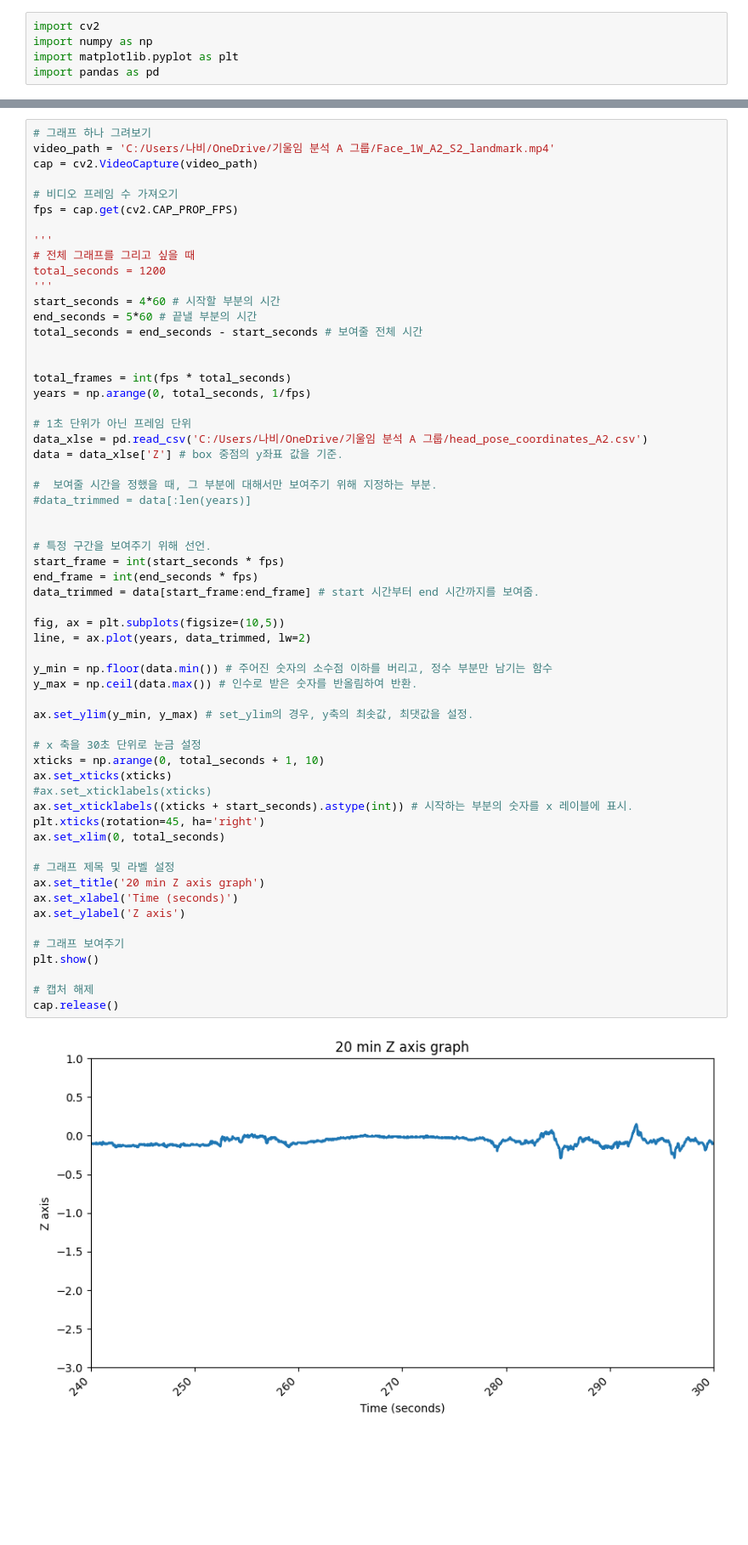
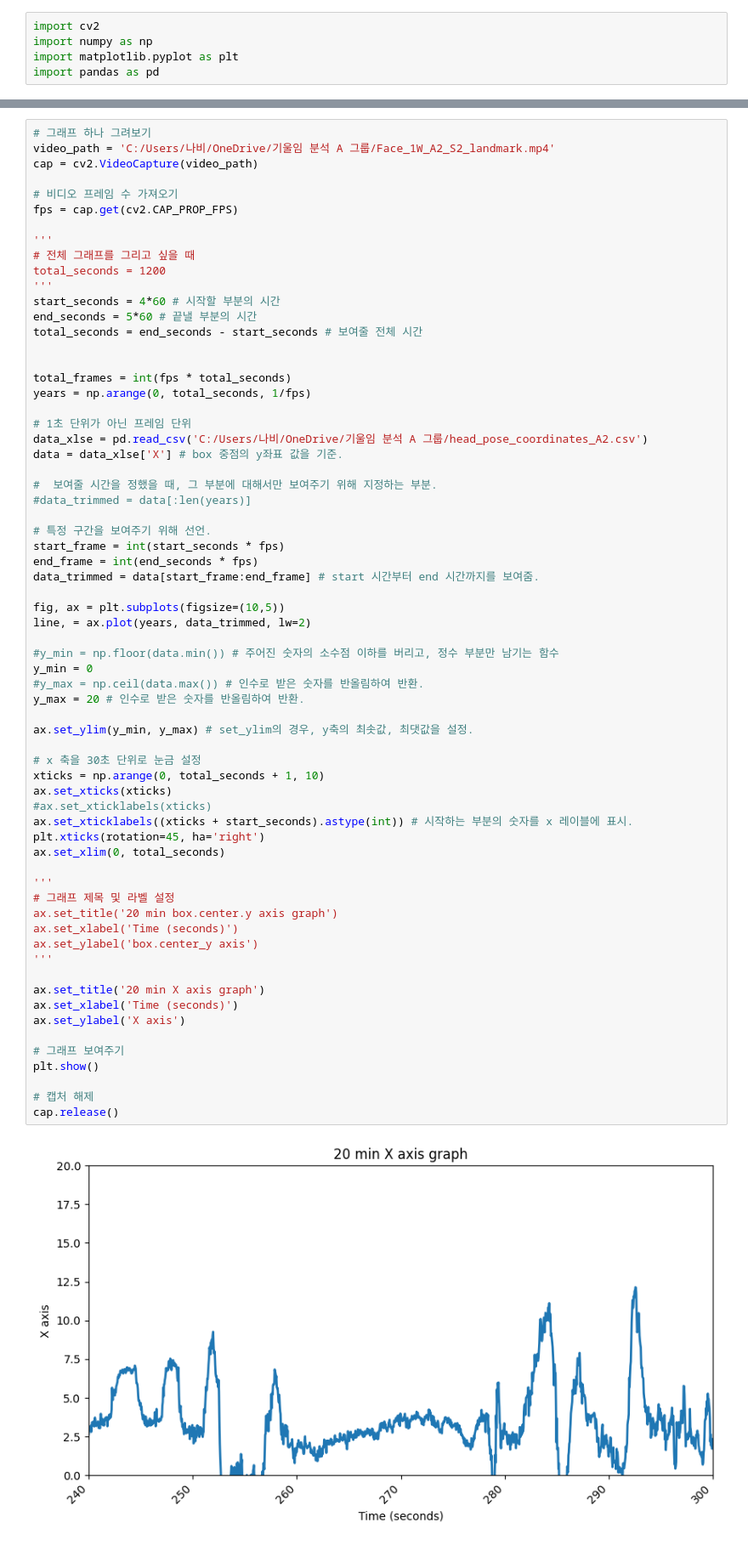
Before and after one commit to JunHyeong13/HCI_LAB_J, a Jupyter notebook: MultiModal_Analysis/Draw_graph.ipynb, the cells around one changed output, grey strips where cells are left out. Shown at 85% size. Cells and saved outputs as stored; diff of their text form; blank space fills up the shorter version.

```diff
--- a/MultiModal_Analysis/Draw_graph.ipynb
+++ b/MultiModal_Analysis/Draw_graph.ipynb
@@ -1212,42 +1213,49 @@ years = np.arange(0, total_seconds, 1/fps)
 
 # 1초 단위가 아닌 프레임 단위
 data_xlse = pd.read_csv('C:/Users/나비/OneDrive/기울임 분석 A 그룹/head_pose_coordinates_A2.csv')
-data = data_xlse['Z'] # box 중점의 y좌표 값을 기준.
+data = data_xlse['X'] # box 중점의 y좌표 값을 기준.
 
 #  보여줄 시간을 정했을 때, 그 부분에 대해서만 보여주기 위해 지정하는 부분.
 #data_trimmed = data[:len(years)]
-
 
 # 특정 구간을 보여주기 위해 선언.
 start_frame = int(start_seconds * fps)
 end_frame = int(end_seconds * fps)
 data_trimmed = data[start_frame:end_frame] # start 시간부터 end 시간까지를 보여줌.
 
 fig, ax = plt.subplots(figsize=(10,5))
 line, = ax.plot(years, data_trimmed, lw=2)
 
-y_min = np.floor(data.min()) # 주어진 숫자의 소수점 이하를 버리고, 정수 부분만 남기는 함수
-y_max = np.ceil(data.max()) # 인수로 받은 숫자를 반올림하여 반환.
+#y_min = np.floor(data.min()) # 주어진 숫자의 소수점 이하를 버리고, 정수 부분만 남기는 함수
+y_min = 0
+#y_max = np.ceil(data.max()) # 인수로 받은 숫자를 반올림하여 반환.
+y_max = 20 # 인수로 받은 숫자를 반올림하여 반환.
 
 ax.set_ylim(y_min, y_max) # set_ylim의 경우, y축의 최솟값, 최댓값을 설정.
 
 # x 축을 30초 단위로 눈금 설정
 xticks = np.arange(0, total_seconds + 1, 10)
 ax.set_xticks(xticks)
 #ax.set_xticklabels(xticks)
 ax.set_xticklabels((xticks + start_seconds).astype(int)) # 시작하는 부분의 숫자를 x 레이블에 표시.
 plt.xticks(rotation=45, ha='right')
 ax.set_xlim(0, total_seconds)
 
+'''
 # 그래프 제목 및 라벨 설정
-ax.set_title('20 min Z axis graph')
+ax.set_title('20 min box.center.y axis graph')
 ax.set_xlabel('Time (seconds)')
-ax.set_ylabel('Z axis')
+ax.set_ylabel('box.center_y axis')
+'''
+
+ax.set_title('20 min X axis graph')
+ax.set_xlabel('Time (seconds)')
+ax.set_ylabel('X axis')
 
 # 그래프 보여주기
 plt.show()
 
 # 캡처 해제
 cap.release()
 # %% [output]
-[figure, old version]
+[figure, new version]
```
Also changed, not shown: parts of 1 cell of this notebook.
